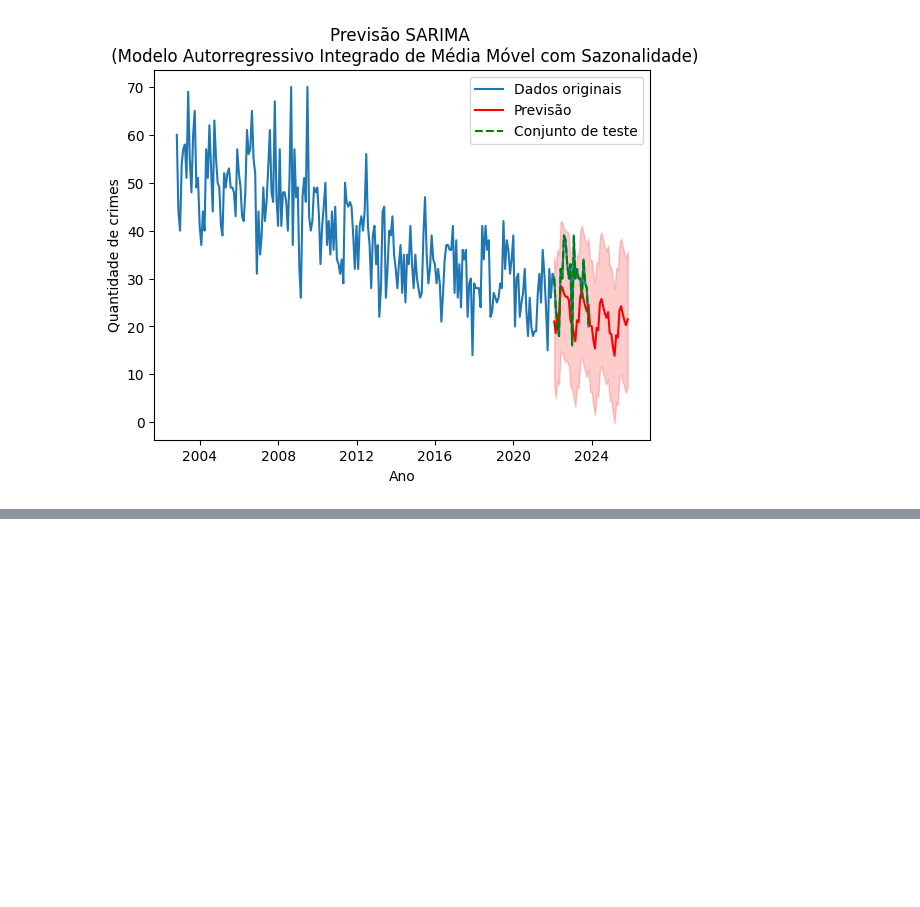
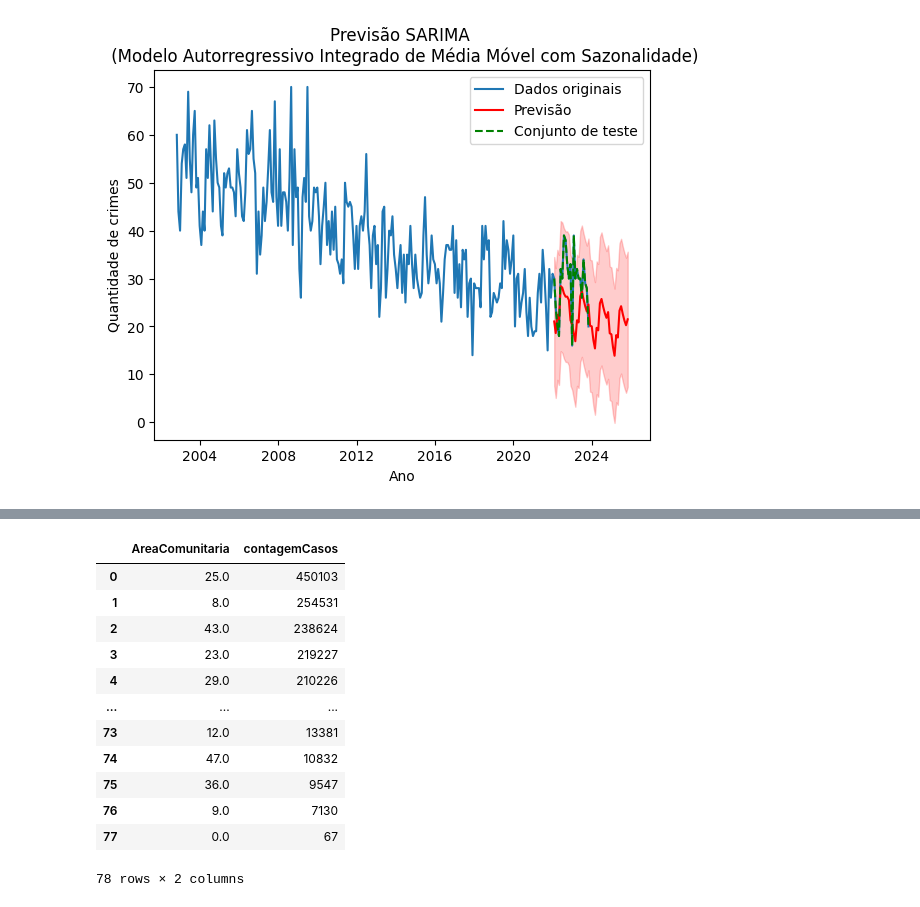
Before and after one commit to RonaldoSouzaChaves/ProjetoIntegrador3, a Jupyter notebook: Machine Learning.ipynb, the cells around one changed output, grey strips where cells are left out. Cells and saved outputs as stored; diff of their text form; code cells hidden in the pictures; blank space fills up the shorter version.

```diff
--- a/Machine Learning.ipynb
+++ b/Machine Learning.ipynb
@@ -279,0 +346,21 @@ plt.show()
+# %%
+# Contagem
+area_counts = dfCasos['AreaComunitaria'].value_counts().reset_index()
+
+# renomeando as colunas
+area_counts.columns = ['AreaComunitaria', 'contagemCasos']
+area_counts
+# %% [output]
+|  | AreaComunitaria | contagemCasos |
+| 0 | 25.0 | 450103 |
+| 1 | 8.0 | 254531 |
+| 2 | 43.0 | 238624 |
+| 3 | 23.0 | 219227 |
+| 4 | 29.0 | 210226 |
+| ... | ... | ... |
+| 73 | 12.0 | 13381 |
+| 74 | 47.0 | 10832 |
+| 75 | 36.0 | 9547 |
+| 76 | 9.0 | 7130 |
+| 77 | 0.0 | 67 |
+78 rows × 2 columns
```
Also changed, not shown: parts of 7 cells of this notebook.
